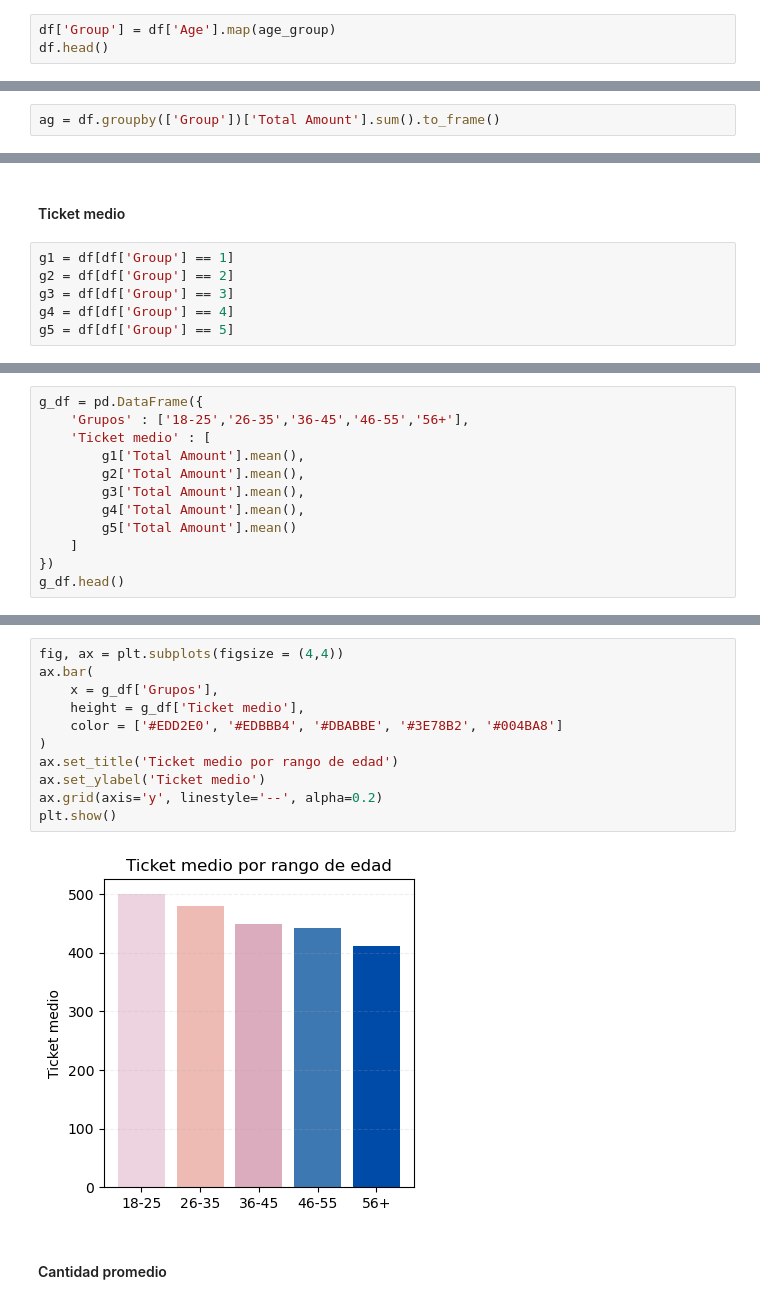
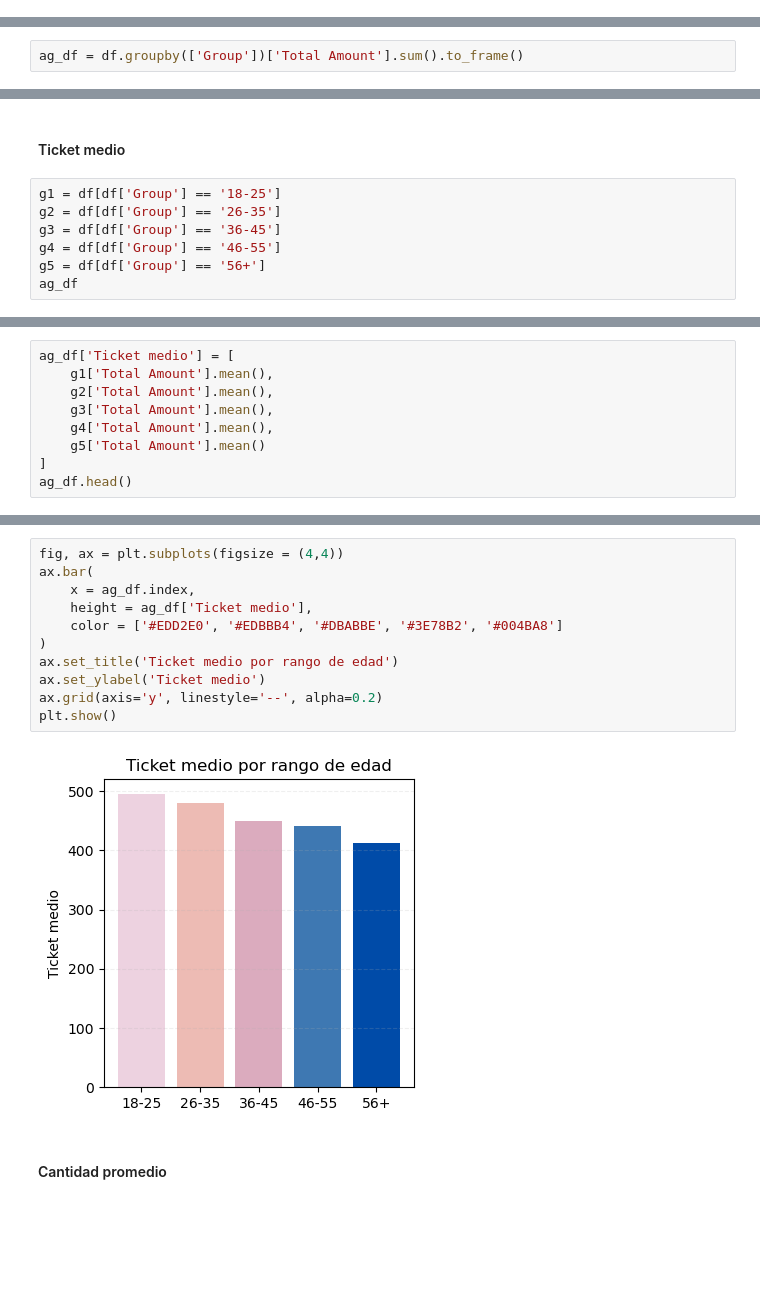
Before and after one commit to Jaumeesoleer/retail-analysis, a Jupyter notebook: notebooks/eda.ipynb, the cells around one changed output, grey strips where cells are left out. Cells and saved outputs as stored; diff of their text form; blank space fills up the shorter version.

```diff
--- a/notebooks/eda.ipynb
+++ b/notebooks/eda.ipynb
@@ -256,3 +314,0 @@ def age_group(x):
-# %%
-df['Group'] = df['Age'].map(age_group)
-df.head()
@@ -268,4 +317,4 @@ df.head()
 # %% [markdown]
 #### Revenue
 # %%
-ag = df.groupby(['Group'])['Total Amount'].sum().to_frame()
+ag_df = df.groupby(['Group'])['Total Amount'].sum().to_frame()
@@ -294,8 +334,9 @@ plt.show()
 # %% [markdown]
 #### Ticket medio
 # %%
-g1 = df[df['Group'] == 1]
-g2 = df[df['Group'] == 2]
-g3 = df[df['Group'] == 3]
-g4 = df[df['Group'] == 4]
-g5 = df[df['Group'] == 5]
+g1 = df[df['Group'] == '18-25']
+g2 = df[df['Group'] == '26-35']
+g3 = df[df['Group'] == '36-45']
+g4 = df[df['Group'] == '46-55']
+g5 = df[df['Group'] == '56+']
+ag_df
@@ -302,13 +351,10 @@ g5 = df[df['Group'] == 5]
 # %%
-g_df = pd.DataFrame({
-    'Grupos' : ['18-25','26-35','36-45','46-55','56+'],
-    'Ticket medio' : [
-        g1['Total Amount'].mean(),
-        g2['Total Amount'].mean(),
-        g3['Total Amount'].mean(),
-        g4['Total Amount'].mean(),
-        g5['Total Amount'].mean()
-    ]
-})
-g_df.head()
+ag_df['Ticket medio'] = [
+    g1['Total Amount'].mean(),
+    g2['Total Amount'].mean(),
+    g3['Total Amount'].mean(),
+    g4['Total Amount'].mean(),
+    g5['Total Amount'].mean()
+]
+ag_df.head()
 # %% [output]
@@ -321,16 +368,16 @@ g_df.head()
 # %%
 fig, ax = plt.subplots(figsize = (4,4))
 ax.bar(
-    x = g_df['Grupos'],
-    height = g_df['Ticket medio'],
+    x = ag_df.index,
+    height = ag_df['Ticket medio'],
     color = ['#EDD2E0', '#EDBBB4', '#DBABBE', '#3E78B2', '#004BA8']
 )
 ax.set_title('Ticket medio por rango de edad')
 ax.set_ylabel('Ticket medio')
 ax.grid(axis='y', linestyle='--', alpha=0.2)
 plt.show()
 # %% [output]
-[figure, old version]
+[figure, new version]
 # %% [markdown]
 #### Cantidad promedio
 # %%
```
Also changed, not shown: parts of 41 cells of this notebook.
